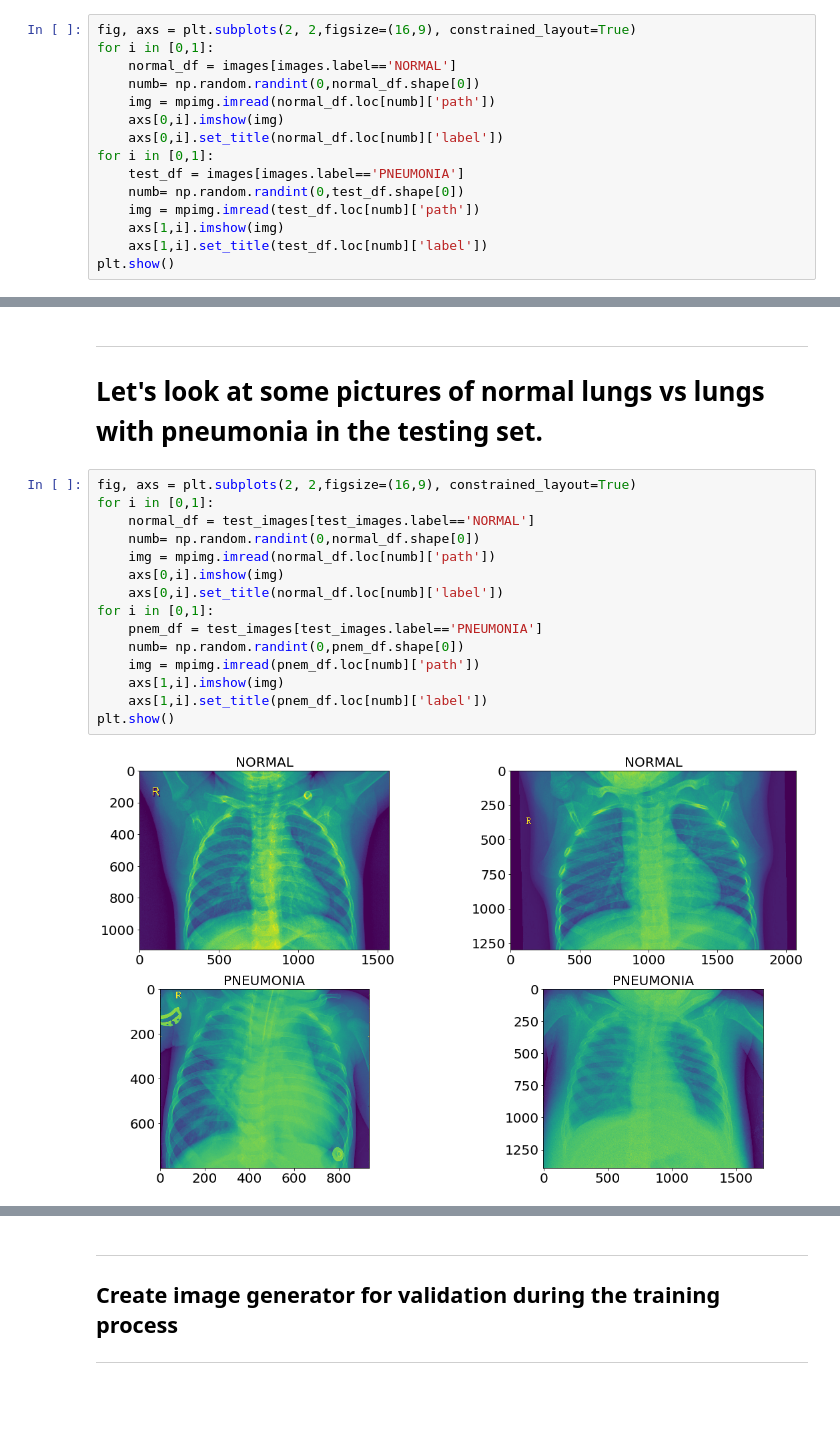
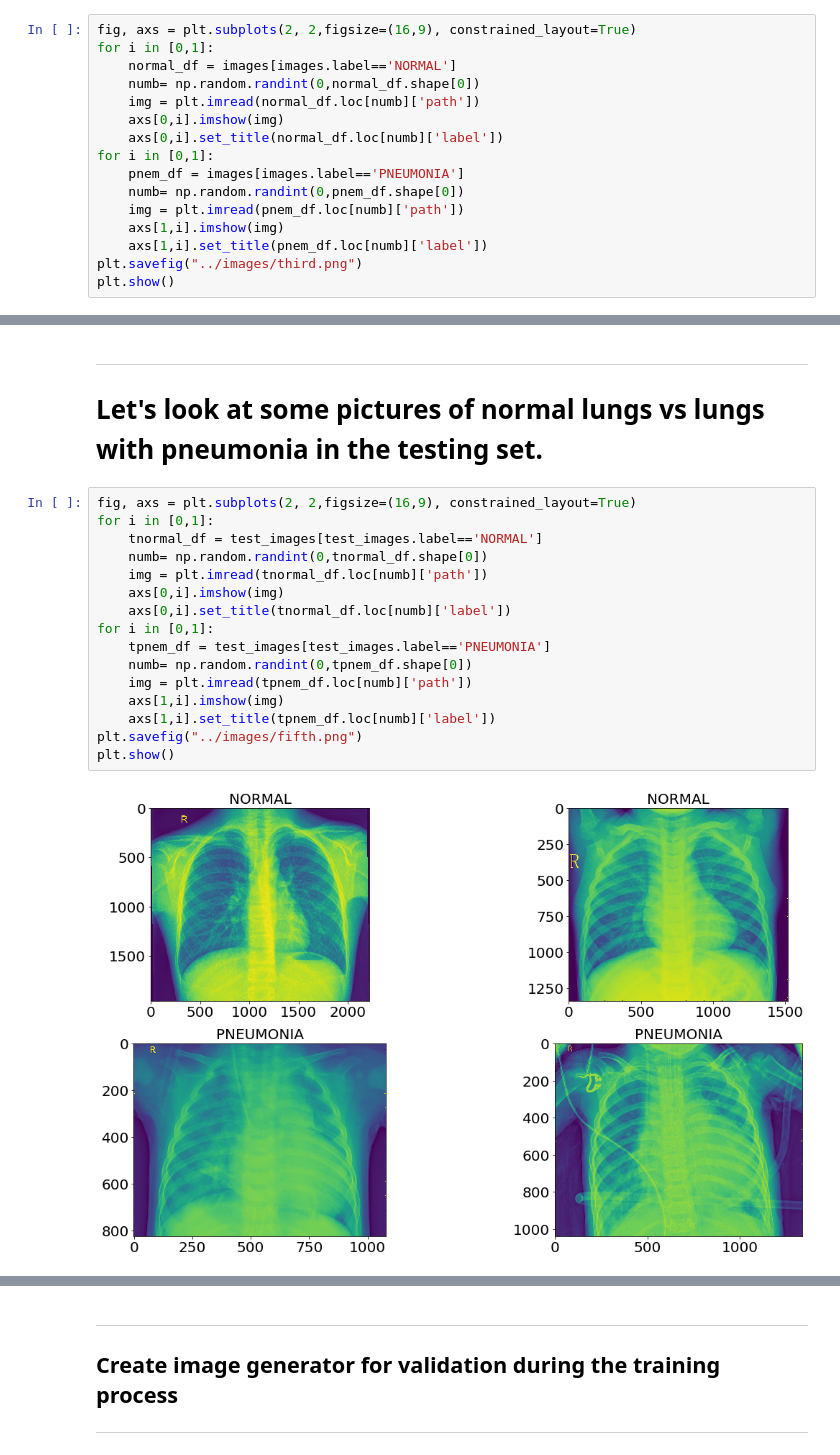
Before and after one commit to ekostrov/xray_binary_classification, a Jupyter notebook: JupyterScripts/submission.ipynb, the cells around one changed output, grey strips where cells are left out. Saved outputs shown, nothing was run; the diff lists cells and outputs as text; blank space fills up the shorter version.

```diff
--- a/JupyterScripts/submission.ipynb
+++ b/JupyterScripts/submission.ipynb
@@ -147,14 +161,15 @@ fig, axs = plt.subplots(2, 2,figsize=(16,9), constrained_layout=True)
 for i in [0,1]:
     normal_df = images[images.label=='NORMAL']
     numb= np.random.randint(0,normal_df.shape[0])
-    img = mpimg.imread(normal_df.loc[numb]['path'])
+    img = plt.imread(normal_df.loc[numb]['path'])
     axs[0,i].imshow(img)
     axs[0,i].set_title(normal_df.loc[numb]['label'])
 for i in [0,1]:
-    test_df = images[images.label=='PNEUMONIA']
-    numb= np.random.randint(0,test_df.shape[0])
-    img = mpimg.imread(test_df.loc[numb]['path'])
+    pnem_df = images[images.label=='PNEUMONIA']
+    numb= np.random.randint(0,pnem_df.shape[0])
+    img = plt.imread(pnem_df.loc[numb]['path'])
     axs[1,i].imshow(img)
-    axs[1,i].set_title(test_df.loc[numb]['label'])
+    axs[1,i].set_title(pnem_df.loc[numb]['label'])
+plt.savefig("../images/third.png")
 plt.show()
 # %% [output]
@@ -223,17 +237,18 @@ plt.show()
 # %%
 fig, axs = plt.subplots(2, 2,figsize=(16,9), constrained_layout=True)
 for i in [0,1]:
-    normal_df = test_images[test_images.label=='NORMAL']
-    numb= np.random.randint(0,normal_df.shape[0])
-    img = mpimg.imread(normal_df.loc[numb]['path'])
+    tnormal_df = test_images[test_images.label=='NORMAL']
+    numb= np.random.randint(0,tnormal_df.shape[0])
+    img = plt.imread(tnormal_df.loc[numb]['path'])
     axs[0,i].imshow(img)
-    axs[0,i].set_title(normal_df.loc[numb]['label'])
+    axs[0,i].set_title(tnormal_df.loc[numb]['label'])
 for i in [0,1]:
-    pnem_df = test_images[test_images.label=='PNEUMONIA']
-    numb= np.random.randint(0,pnem_df.shape[0])
-    img = mpimg.imread(pnem_df.loc[numb]['path'])
+    tpnem_df = test_images[test_images.label=='PNEUMONIA']
+    numb= np.random.randint(0,tpnem_df.shape[0])
+    img = plt.imread(tpnem_df.loc[numb]['path'])
     axs[1,i].imshow(img)
-    axs[1,i].set_title(pnem_df.loc[numb]['label'])
+    axs[1,i].set_title(tpnem_df.loc[numb]['label'])
+plt.savefig("../images/fifth.png")
 plt.show()
 # %% [output]
-[figure, old version]
+[figure, new version]
```
Also changed, not shown: parts of 35 cells of this notebook, 11 other files.
